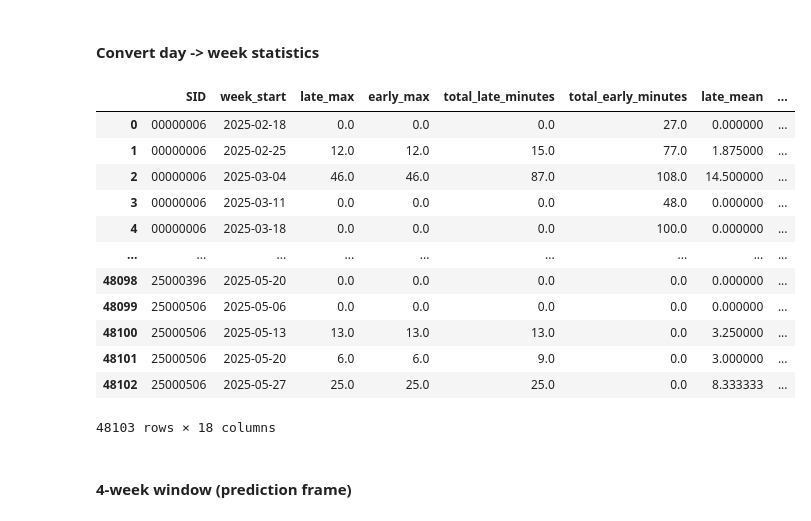
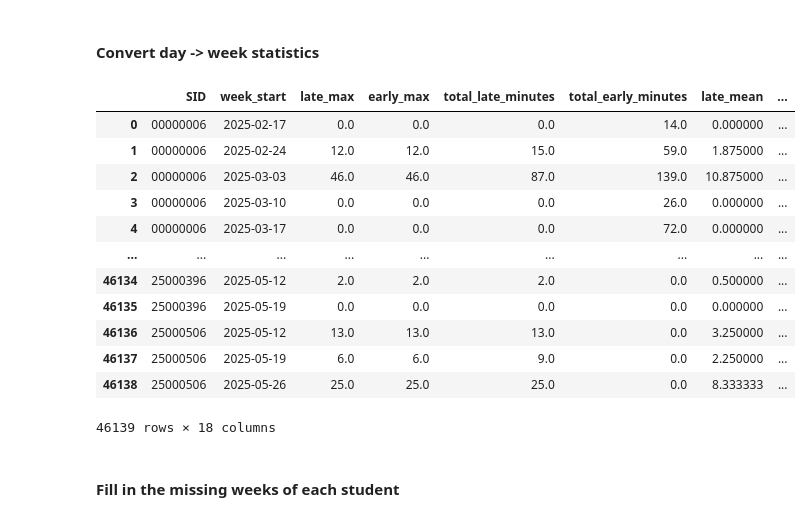
Before and after one commit to tthvan/student-dropout-analysis, a Jupyter notebook: notebooks/weekly_manipulation.ipynb, the cells around one changed output. Drawn from its saved outputs; the diff is of its cells as text; code cells hidden in the pictures.

```diff
--- a/notebooks/weekly_manipulation.ipynb
+++ b/notebooks/weekly_manipulation.ipynb
@@ -106,7 +108,7 @@ day = (ze.groupby(['SID', 'date'])
            attended_ratio_min=('attended_ratio', 'min'), #lowest attended rate in that day
            minutes_attended_day=('student_duration', 'sum'), #total minutes joined in that day
            total_duration_day=('duration', 'sum'), #total scheduled minutes of classes in that day
-           is_present_sum=('is_present', 'sum')
+           is_present_day=('is_present', 'max')
        )).reset_index()
 
 day['attended_ratio'] = day['minutes_attended_day']/day['total_duration_day'].replace(0,np.nan)
@@ -121,7 +123,7 @@ day.head()
 # %% [markdown]
 #### Convert day -> week statistics
 # %%
-to_week = lambda d:d.to_period("W-MON").start_time
+to_week = lambda d:d.to_period("W-SUN").start_time
 day['week_start'] = day['date'].map(to_week)
 
 weekly_stats = (day.groupby(['SID', 'week_start'])
@@ -131,48 +133,48 @@ weekly_stats = (day.groupby(['SID', 'week_start'])
                     early_max=('late_max', 'max'),
                     total_late_minutes=('late_sum', 'sum'),
                     total_early_minutes=('early_sum', 'sum'),
 
                     #Trend
                     late_mean=('late_mean', 'mean'),
                     early_mean=('early_mean', 'mean'),
                     attended_ratio_mean=('attended_ratio_mean', 'mean'),
                     attended_ratio_week=('attended_ratio', 'mean'),
 
 
                     #Count the very short/partially-attend sessions
                     very_short_any=('very_short_any', 'max'),
                     total_very_short=('very_short_sum', 'sum'),
                     partial_any=('partial_any', 'max'),
                     total_partial=('partial_sum', 'sum'),
 
                     #others
-                    days_present_w=('is_present_sum', 'sum'),
+                    days_present_w=('is_present_day', 'sum'),
                     days_observed_w=('date', 'nunique'),
 
                     #general info
                     total_attended_minutes_w=('minutes_attended_day', 'sum'),
                     total_planned_minutes_w=('total_duration_day', 'sum')
 
                 )
                 ).reset_index()
 
 weekly_stats
 # %% [output]
 |  | SID | week_start | late_max | early_max | total_late_minutes | total_early_minutes | late_mean | ... |
-| 0 | 00000006 | 2025-02-18 | 0.0 | 0.0 | 0.0 | 27.0 | 0.000000 | ... |
-| 1 | 00000006 | 2025-02-25 | 12.0 | 12.0 | 15.0 | 77.0 | 1.875000 | ... |
-| 2 | 00000006 | 2025-03-04 | 46.0 | 46.0 | 87.0 | 108.0 | 14.500000 | ... |
-| 3 | 00000006 | 2025-03-11 | 0.0 | 0.0 | 0.0 | 48.0 | 0.000000 | ... |
-| 4 | 00000006 | 2025-03-18 | 0.0 | 0.0 | 0.0 | 100.0 | 0.000000 | ... |
+| 0 | 00000006 | 2025-02-17 | 0.0 | 0.0 | 0.0 | 14.0 | 0.000000 | ... |
+| 1 | 00000006 | 2025-02-24 | 12.0 | 12.0 | 15.0 | 59.0 | 1.875000 | ... |
+| 2 | 00000006 | 2025-03-03 | 46.0 | 46.0 | 87.0 | 139.0 | 10.875000 | ... |
+| 3 | 00000006 | 2025-03-10 | 0.0 | 0.0 | 0.0 | 26.0 | 0.000000 | ... |
+| 4 | 00000006 | 2025-03-17 | 0.0 | 0.0 | 0.0 | 72.0 | 0.000000 | ... |
 | ... | ... | ... | ... | ... | ... | ... | ... | ... |
-| 48098 | 25000396 | 2025-05-20 | 0.0 | 0.0 | 0.0 | 0.0 | 0.000000 | ... |
-| 48099 | 25000506 | 2025-05-06 | 0.0 | 0.0 | 0.0 | 0.0 | 0.000000 | ... |
-| 48100 | 25000506 | 2025-05-13 | 13.0 | 13.0 | 13.0 | 0.0 | 3.250000 | ... |
-| 48101 | 25000506 | 2025-05-20 | 6.0 | 6.0 | 9.0 | 0.0 | 3.000000 | ... |
-| 48102 | 25000506 | 2025-05-27 | 25.0 | 25.0 | 25.0 | 0.0 | 8.333333 | ... |
+| 46134 | 25000396 | 2025-05-12 | 2.0 | 2.0 | 2.0 | 0.0 | 0.500000 | ... |
+| 46135 | 25000396 | 2025-05-19 | 0.0 | 0.0 | 0.0 | 0.0 | 0.000000 | ... |
+| 46136 | 25000506 | 2025-05-12 | 13.0 | 13.0 | 13.0 | 0.0 | 3.250000 | ... |
+| 46137 | 25000506 | 2025-05-19 | 6.0 | 6.0 | 9.0 | 0.0 | 2.250000 | ... |
+| 46138 | 25000506 | 2025-05-26 | 25.0 | 25.0 | 25.0 | 0.0 | 8.333333 | ... |
-48103 rows × 18 columns
+46139 rows × 18 columns
 # %% [markdown]
-#### 4-week window (prediction frame)
+#### Fill in the missing weeks of each student
 # %%
 HOLIDAYS = ['2024-09-02', '2024-09-03', '2024-11-05', '2024-11-11', '2024-11-28', '2024-11-29',
             '2024-12-23', '2024-12-24','2024-12-25','2024-12-26','2024-12-27','2024-12-28','2024-12-29','2024-12-30',
```
Also changed, not shown: parts of 11 cells of this notebook, 3 other files.
